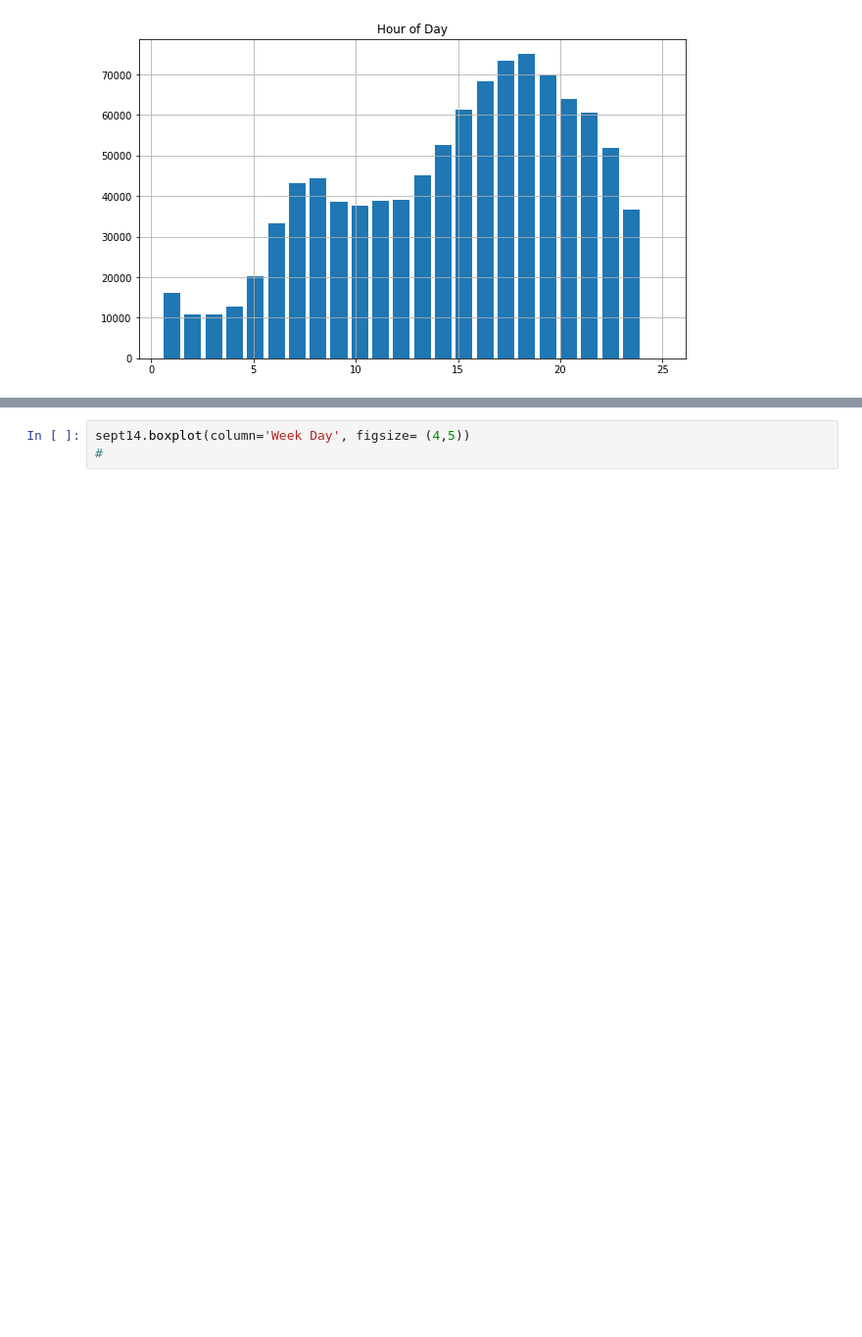
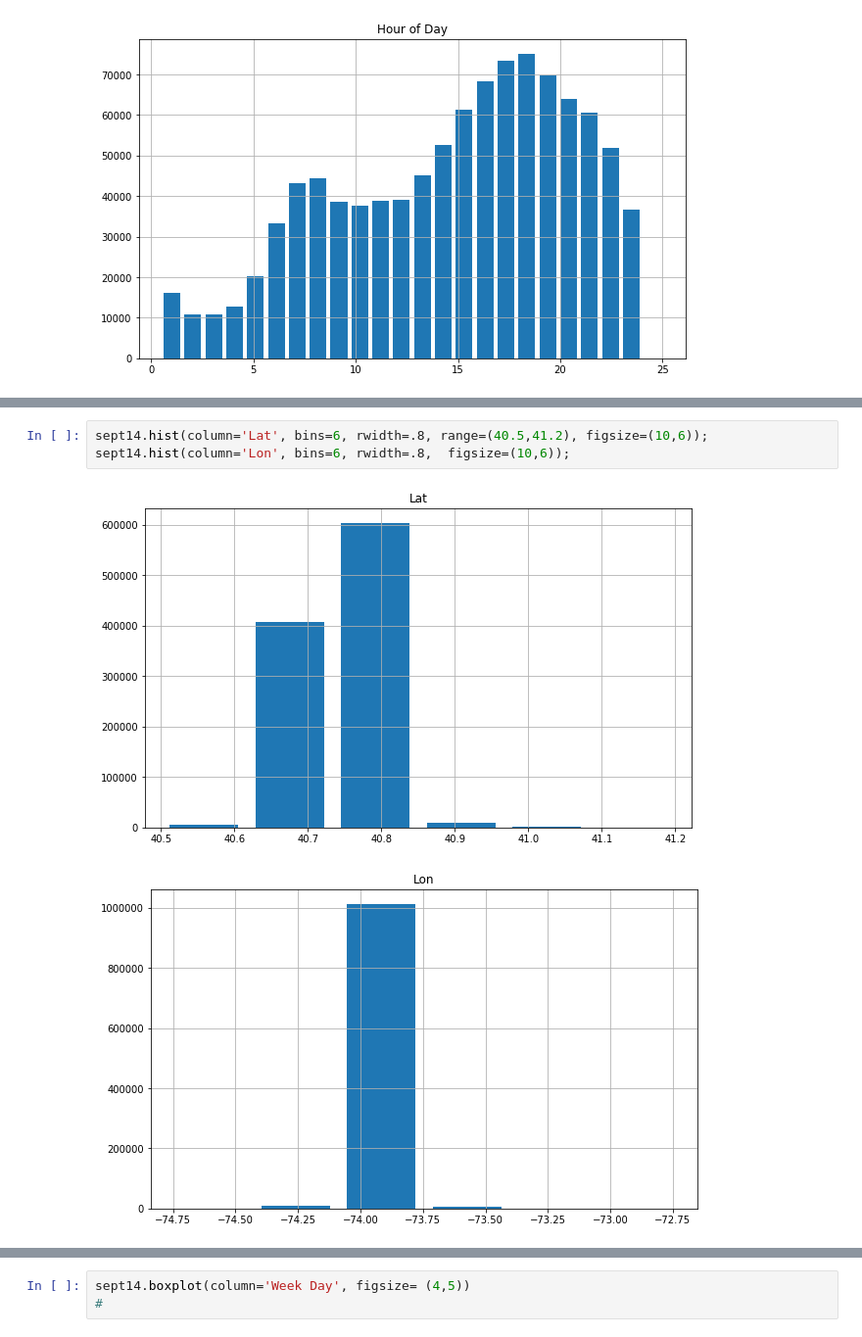
Before and after one commit to Bralabee/Brala_UberAnalysis, a Jupyter notebook: UberData_Analysis.ipynb, the cells around one changed output, grey strips where cells are left out. Shown at 98% size. Cells and saved outputs as stored; diff of their text form; blank space fills up the shorter version.

```diff
--- a/UberData_Analysis.ipynb
+++ b/UberData_Analysis.ipynb
@@ -124,0 +182,6 @@ p = sept14.hist(column='Hour of Day',bins=24, range=(0.5, 25), rwidth=.8, figsiz
+# %%
+sept14.hist(column='Lat', bins=6, rwidth=.8, range=(40.5,41.2), figsize=(10,6));
+sept14.hist(column='Lon', bins=6, rwidth=.8,  figsize=(10,6));
+# %% [output]
+[figure, added]
+[figure, added]
```
Also changed, not shown: parts of 16 cells of this notebook.
